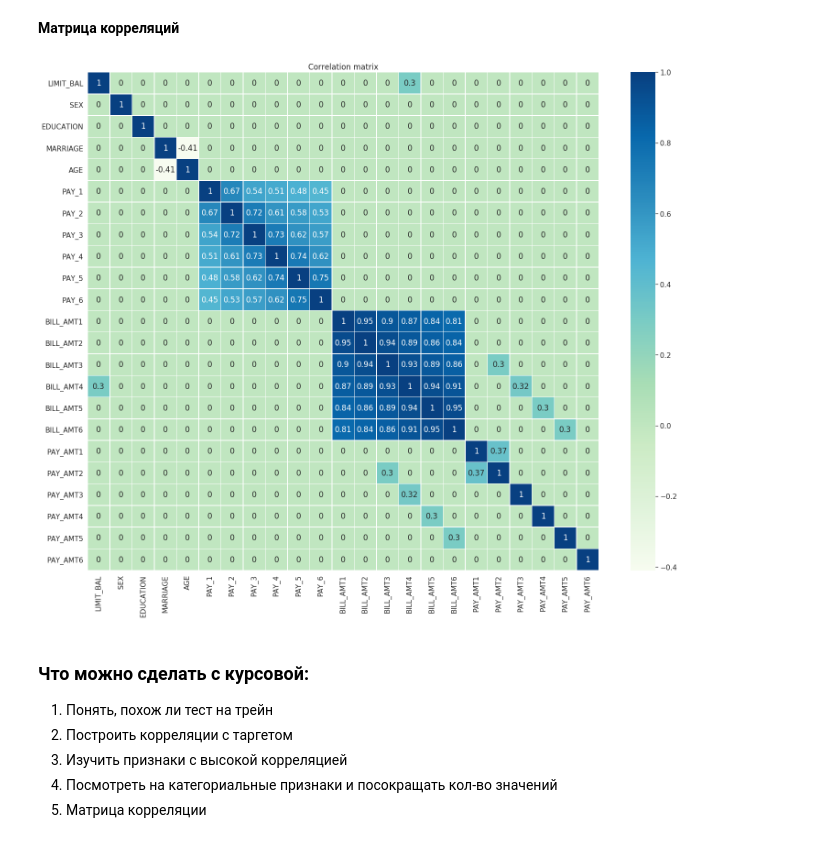
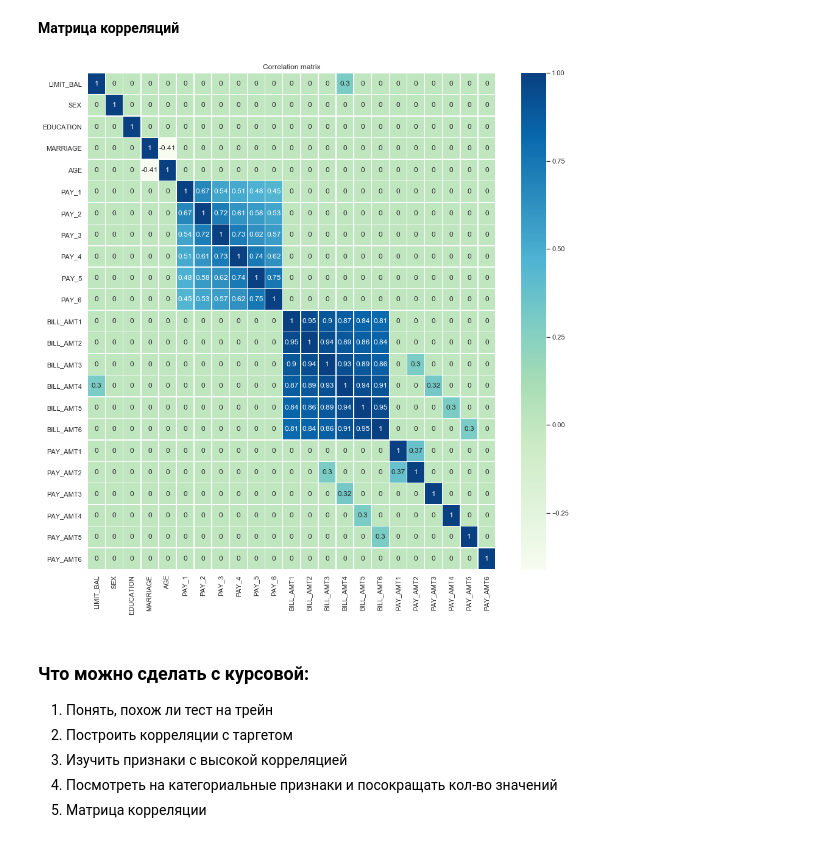
Before and after one commit to alex-chin/GB_LIBS_DS2, a Jupyter notebook: lessons/les02/web02/Lesson02.ipynb, the cells around one changed output. Cells and saved outputs as stored; diff of their text form; code cells hidden in the pictures.

```diff
--- a/lessons/les02/web02/Lesson02.ipynb
+++ b/lessons/les02/web02/Lesson02.ipynb
@@ -481,20 +440,20 @@ plt.show()
 # %% [markdown]
 **Матрица корреляций**
 # %%
-plt.figure(figsize = (25,20))
+plt.figure(figsize = (15,15))
 
-sns.set(font_scale=1.4)
+sns.set(font_scale=1)
 
 corr_matrix = df[BASE_FEATURE_NAMES].corr()
 corr_matrix = np.round(corr_matrix, 2)
 corr_matrix[np.abs(corr_matrix) < 0.3] = 0
 
 sns.heatmap(corr_matrix, annot=True, linewidths=.5, cmap='GnBu')
 
 plt.title('Correlation matrix')
 plt.show()
 # %% [output]
-[figure, old version]
+[figure, new version]
 # %% [markdown]
 ### **Что можно сделать с курсовой:** <a class='anchor' id='course_work'>
 
```
Also changed, not shown: parts of 6 cells of this notebook, 52 other files.
